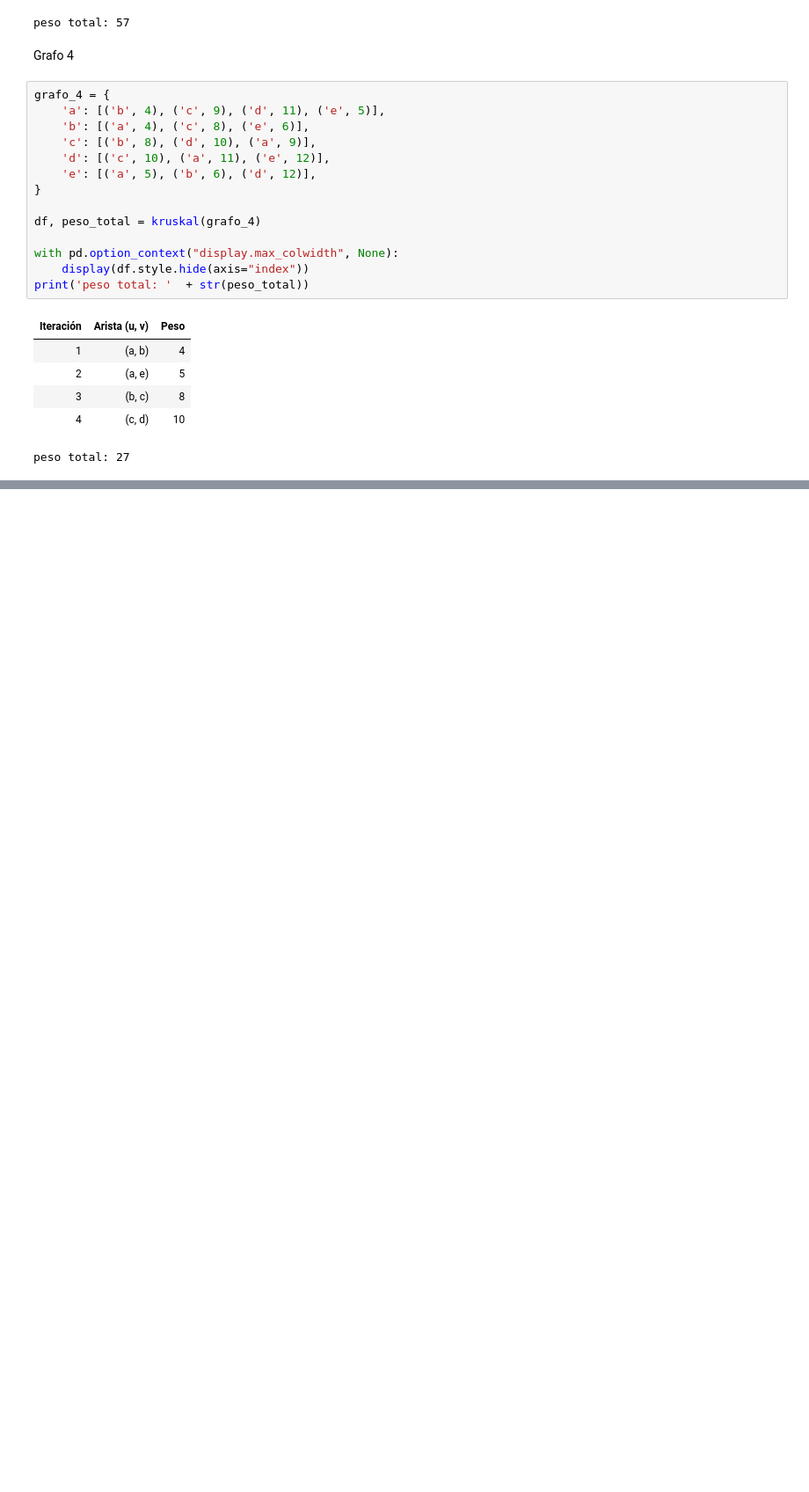
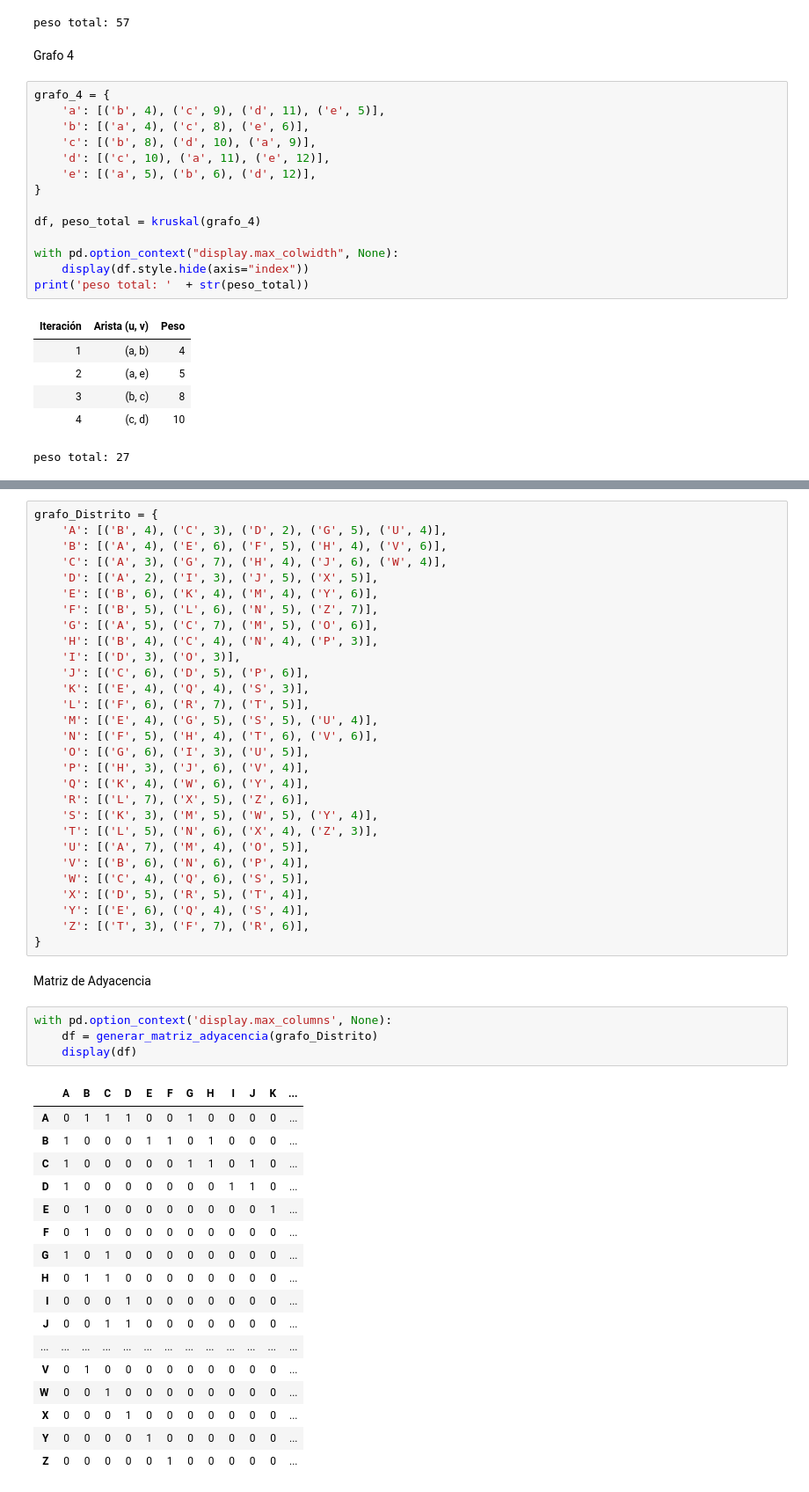
Before and after one commit to pepeul1191/grafos-estructuras-discretas, a Jupyter notebook: app.ipynb, the cells around one changed output, grey strips where cells are left out. Shown at 88% size. Cells and saved outputs as stored; diff of their text form; blank space fills up the shorter version.

Commit message:
grafo 2 + matriz de adyacencia

```diff
--- a/app.ipynb
+++ b/app.ipynb
@@ -487,0 +538,53 @@ peso total: 27
+# %%
+grafo_Distrito = {
+    'A': [('B', 4), ('C', 3), ('D', 2), ('G', 5), ('U', 4)],
+    'B': [('A', 4), ('E', 6), ('F', 5), ('H', 4), ('V', 6)],
+    'C': [('A', 3), ('G', 7), ('H', 4), ('J', 6), ('W', 4)],
+    'D': [('A', 2), ('I', 3), ('J', 5), ('X', 5)],
+    'E': [('B', 6), ('K', 4), ('M', 4), ('Y', 6)],
+    'F': [('B', 5), ('L', 6), ('N', 5), ('Z', 7)],
+    'G': [('A', 5), ('C', 7), ('M', 5), ('O', 6)],
+    'H': [('B', 4), ('C', 4), ('N', 4), ('P', 3)],
+    'I': [('D', 3), ('O', 3)],
+    'J': [('C', 6), ('D', 5), ('P', 6)],
+    'K': [('E', 4), ('Q', 4), ('S', 3)],
+    'L': [('F', 6), ('R', 7), ('T', 5)],
+    'M': [('E', 4), ('G', 5), ('S', 5), ('U', 4)],
+    'N': [('F', 5), ('H', 4), ('T', 6), ('V', 6)],
+    'O': [('G', 6), ('I', 3), ('U', 5)],
+    'P': [('H', 3), ('J', 6), ('V', 4)],
+    'Q': [('K', 4), ('W', 6), ('Y', 4)],
+    'R': [('L', 7), ('X', 5), ('Z', 6)],
+    'S': [('K', 3), ('M', 5), ('W', 5), ('Y', 4)],
+    'T': [('L', 5), ('N', 6), ('X', 4), ('Z', 3)],
+    'U': [('A', 7), ('M', 4), ('O', 5)],
+    'V': [('B', 6), ('N', 6), ('P', 4)],
+    'W': [('C', 4), ('Q', 6), ('S', 5)],
+    'X': [('D', 5), ('R', 5), ('T', 4)],
+    'Y': [('E', 6), ('Q', 4), ('S', 4)],
+    'Z': [('T', 3), ('F', 7), ('R', 6)],
+}
+# %% [markdown]
+Matriz de Adyacencia
+# %%
+with pd.option_context('display.max_columns', None):
+    df = generar_matriz_adyacencia(grafo_Distrito)
+    display(df)
+# %% [output]
+|  | A | B | C | D | E | F | G | H | I | J | K | ... |
+| A | 0 | 1 | 1 | 1 | 0 | 0 | 1 | 0 | 0 | 0 | 0 | ... |
+| B | 1 | 0 | 0 | 0 | 1 | 1 | 0 | 1 | 0 | 0 | 0 | ... |
+| C | 1 | 0 | 0 | 0 | 0 | 0 | 1 | 1 | 0 | 1 | 0 | ... |
+| D | 1 | 0 | 0 | 0 | 0 | 0 | 0 | 0 | 1 | 1 | 0 | ... |
+| E | 0 | 1 | 0 | 0 | 0 | 0 | 0 | 0 | 0 | 0 | 1 | ... |
+| F | 0 | 1 | 0 | 0 | 0 | 0 | 0 | 0 | 0 | 0 | 0 | ... |
+| G | 1 | 0 | 1 | 0 | 0 | 0 | 0 | 0 | 0 | 0 | 0 | ... |
+| H | 0 | 1 | 1 | 0 | 0 | 0 | 0 | 0 | 0 | 0 | 0 | ... |
+| I | 0 | 0 | 0 | 1 | 0 | 0 | 0 | 0 | 0 | 0 | 0 | ... |
+| J | 0 | 0 | 1 | 1 | 0 | 0 | 0 | 0 | 0 | 0 | 0 | ... |
+| ... | ... | ... | ... | ... | ... | ... | ... | ... | ... | ... | ... | ... |
+| V | 0 | 1 | 0 | 0 | 0 | 0 | 0 | 0 | 0 | 0 | 0 | ... |
+| W | 0 | 0 | 1 | 0 | 0 | 0 | 0 | 0 | 0 | 0 | 0 | ... |
+| X | 0 | 0 | 0 | 1 | 0 | 0 | 0 | 0 | 0 | 0 | 0 | ... |
+| Y | 0 | 0 | 0 | 0 | 1 | 0 | 0 | 0 | 0 | 0 | 0 | ... |
+| Z | 0 | 0 | 0 | 0 | 0 | 1 | 0 | 0 | 0 | 0 | 0 | ... |
```
Also changed, not shown: parts of 8 cells of this notebook, 1 other file.
